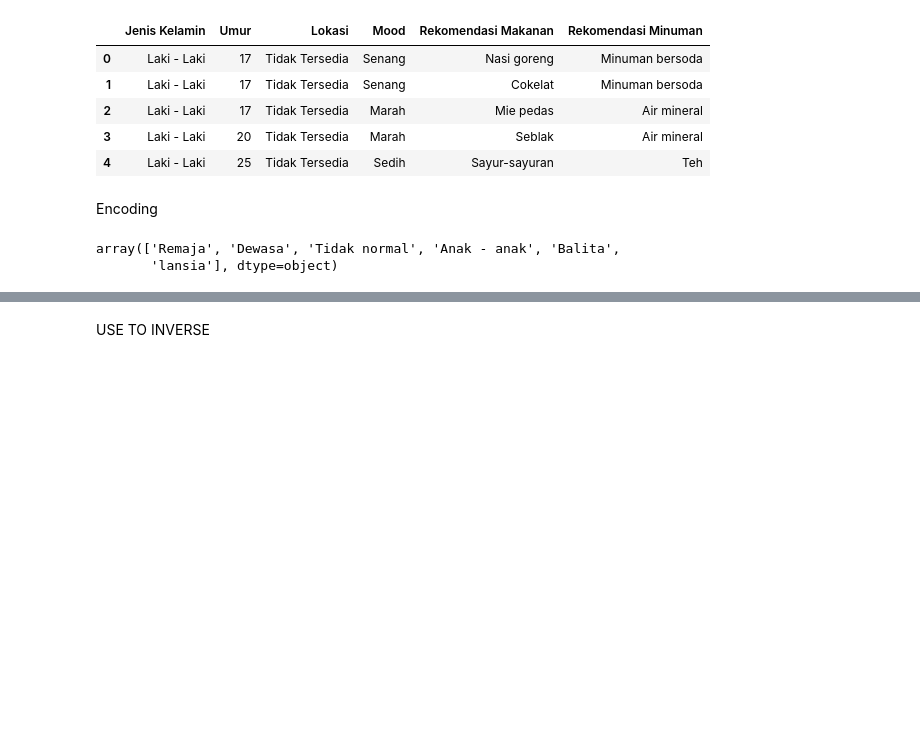
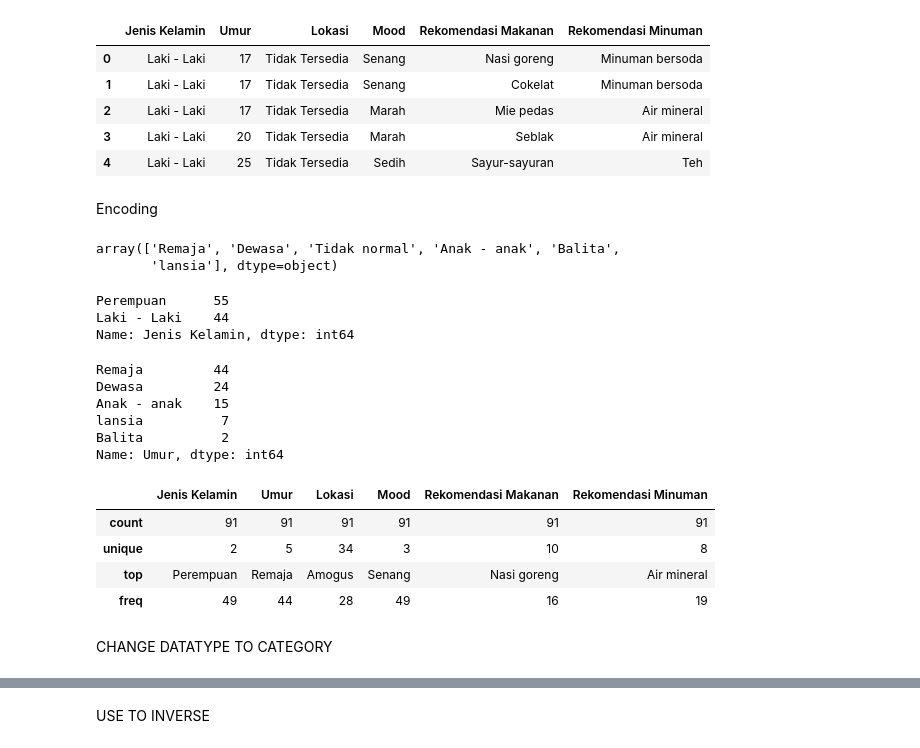
Before and after one commit to Cydnirn/foodGenerator, a Jupyter notebook: foodMoodPredict.ipynb, the cells around one changed output, grey strips where cells are left out. Cells and saved outputs as stored; diff of their text form; code cells hidden in the pictures; blank space fills up the shorter version.

```diff
--- a/foodMoodPredict.ipynb
+++ b/foodMoodPredict.ipynb
@@ -65,0 +65,27 @@ array(['Remaja', 'Dewasa', 'Tidak normal', 'Anak - anak', 'Balita',
+# %%
+sex.value_counts()
+# %% [output]
+Perempuan      55
+Laki - Laki    44
+Name: Jenis Kelamin, dtype: int64
+# %%
+age.value_counts()
+# %% [output]
+Remaja         44
+Dewasa         24
+Anak - anak    15
+lansia          7
+Balita          2
+Name: Umur, dtype: int64
+# %%
+data = data[data.Umur != "Tidak normal"]
+data = data[data["Rekomendasi Minuman"] != "susu"]
+# %%
+data.head()
+data.describe()
+# %% [output]
+|  | Jenis Kelamin | Umur | Lokasi | Mood | Rekomendasi Makanan | Rekomendasi Minuman |
+| count | 91 | 91 | 91 | 91 | 91 | 91 |
+| unique | 2 | 5 | 34 | 3 | 10 | 8 |
+| top | Perempuan | Remaja | Amogus | Senang | Nasi goreng | Air mineral |
+| freq | 49 | 44 | 28 | 49 | 16 | 19 |
@@ -65,0 +96,2 @@ array(['Remaja', 'Dewasa', 'Tidak normal', 'Anak - anak', 'Balita',
+# %% [markdown]
+CHANGE DATATYPE TO CATEGORY
```
Also changed, not shown: parts of 26 cells of this notebook.
